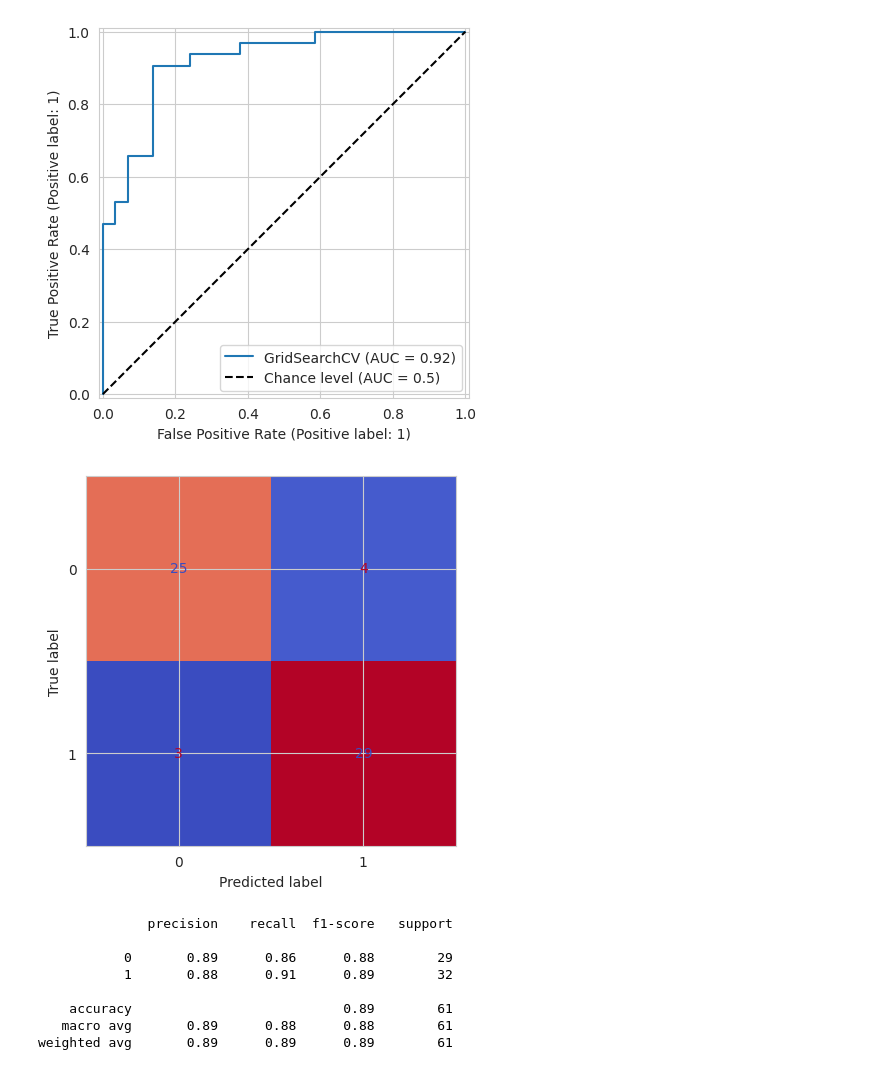
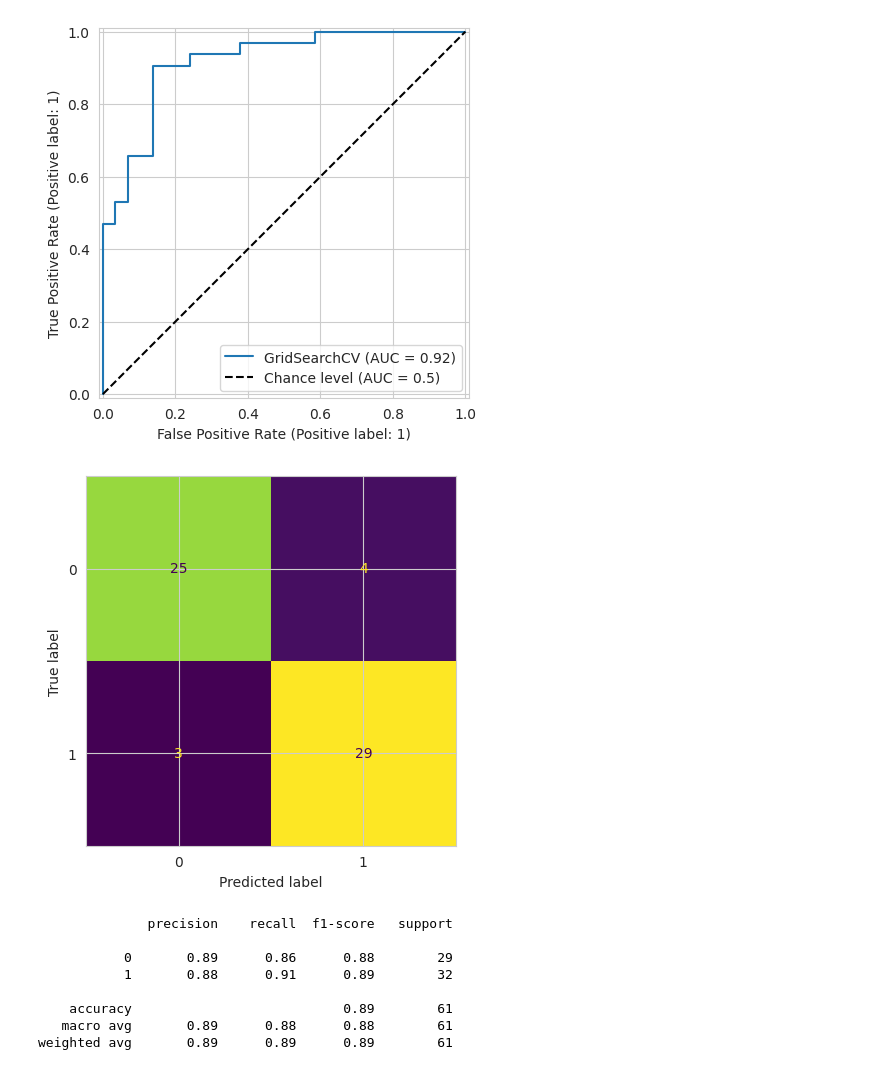
Before and after one commit to azharaul/ds-ml-learning-journey, a Jupyter notebook: projects/project-1-heart-disease-prediction/notebooks/end-to-end-heart-disease-classification.ipynb, the cells around one changed output. Saved outputs shown, nothing was run; the diff lists cells and outputs as text; code cells hidden in the pictures.

```diff
--- a/projects/project-1-heart-disease-prediction/notebooks/end-to-end-heart-disease-classification.ipynb
+++ b/projects/project-1-heart-disease-prediction/notebooks/end-to-end-heart-disease-classification.ipynb
@@ -656,9 +656,9 @@ RocCurveDisplay.from_estimator(lr_gscv, X_test, y_test, plot_chance_level=True)
 [figure]
 # %%
 # Confusion Matrix
-ConfusionMatrixDisplay.from_predictions(y_test, y_pred, colorbar=False, cmap='coolwarm');
+ConfusionMatrixDisplay.from_predictions(y_test, y_pred, colorbar=False);
 # %% [output]
-[figure, old version]
+[figure, new version]
 # %%
 print(classification_report(y_test, y_pred))
 # %% [output]
```
Also changed, not shown: parts of 9 cells of this notebook.
